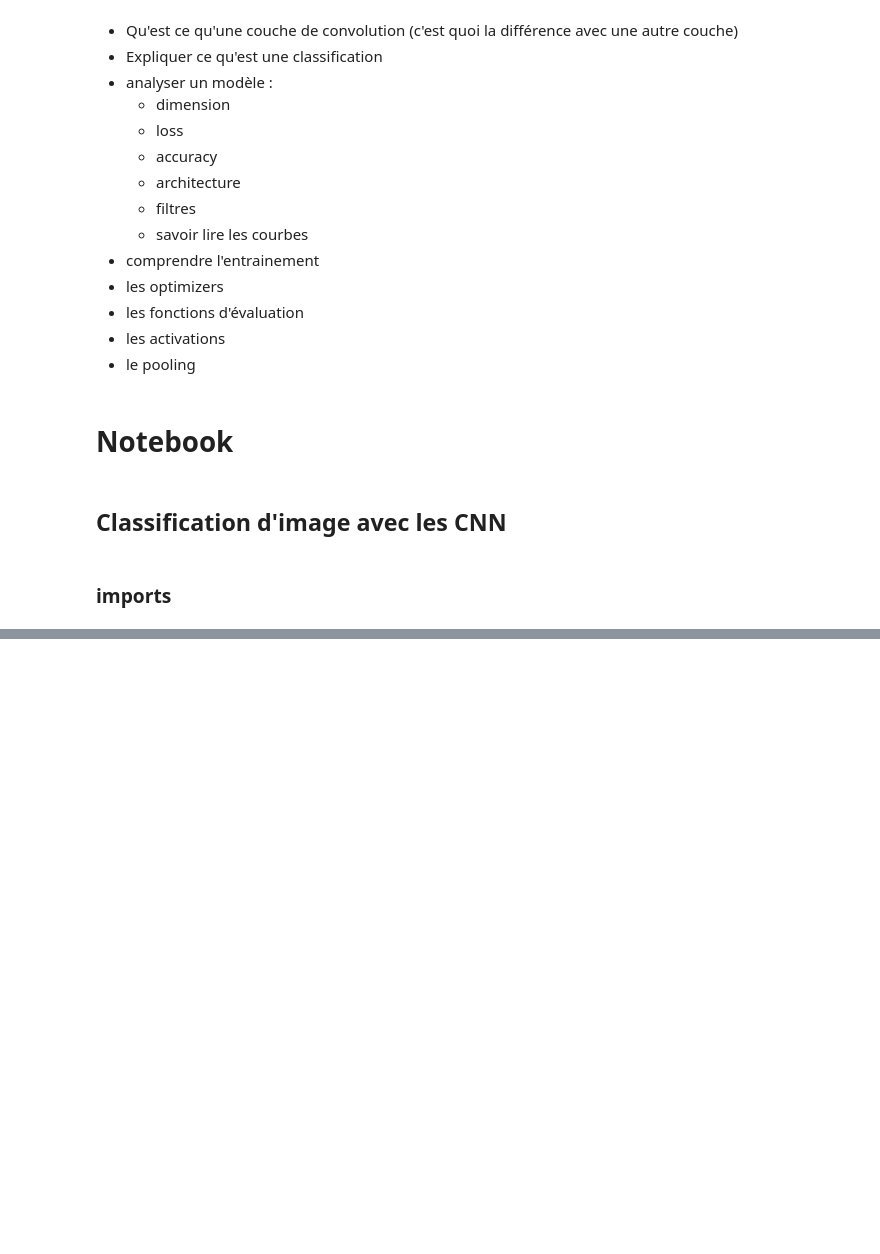
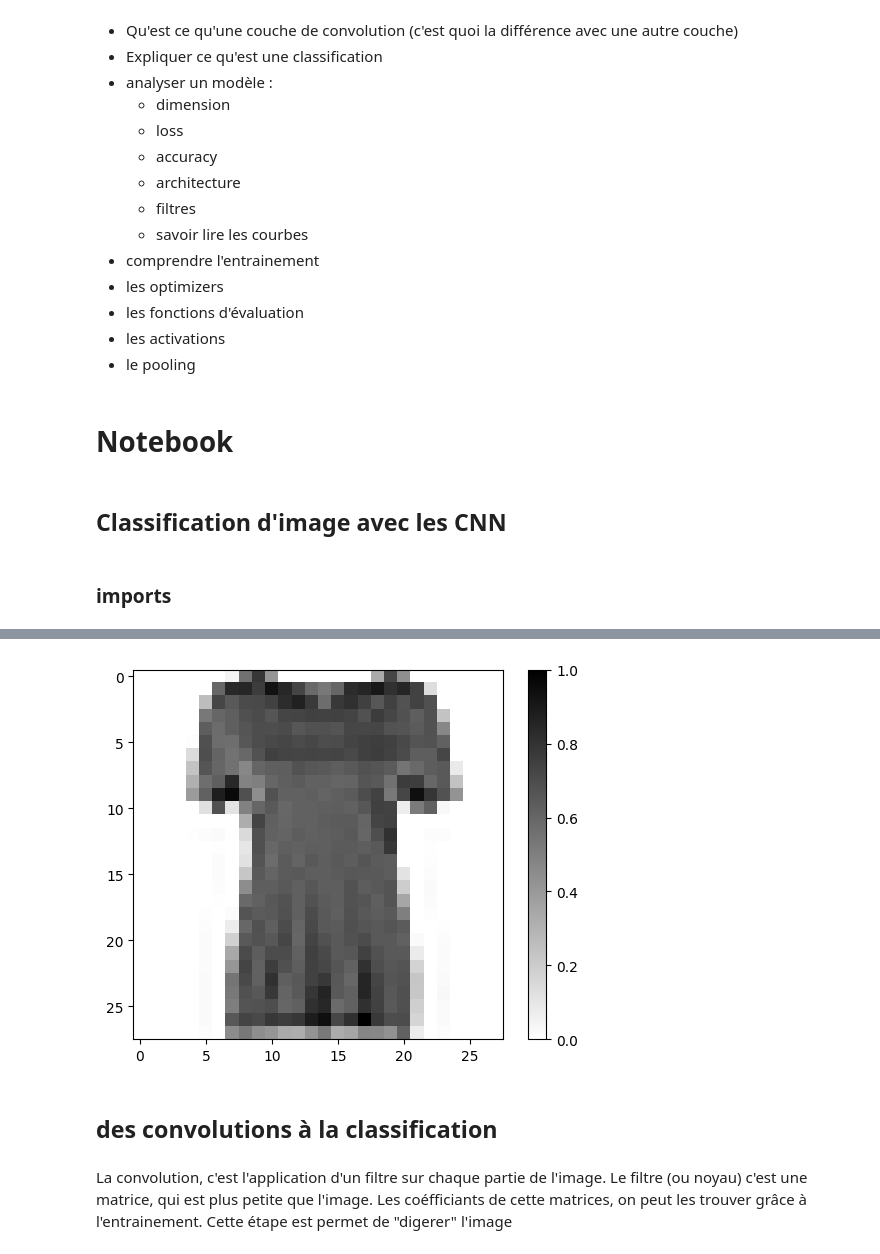
Before and after one commit to 3nd3rh3o/deeplearning-TER, a Jupyter notebook: TER/phaseI/C1-MC.ipynb, the cells around one changed output, grey strips where cells are left out. Drawn from its saved outputs; the diff is of its cells as text; code cells hidden in the pictures; blank space fills up the shorter version.

Commit message:
Avancée étape 2

```diff
--- a/TER/phaseI/C1-MC.ipynb
+++ b/TER/phaseI/C1-MC.ipynb
@@ -359,0 +335,20 @@ os.remove(zip_file)
+# %%
+# Sauvegarde des données avant transformation
+X_train_original=copy.deepcopy(X_train)
+X_test_original=copy.deepcopy(X_test)
+
+train_images = X_train / 255.0
+test_images = X_test / 255.0
+# %%
+numimage=10
+plt.figure()
+plt.imshow(train_images[numimage], cmap=plt.cm.binary)
+plt.colorbar()
+plt.grid(False)
+plt.show()
+# %% [output]
+[figure, added]
+# %% [markdown]
+## des convolutions à la classification
+# %% [markdown]
+La convolution, c'est l'application d'un filtre sur chaque partie de l'image. Le filtre (ou noyau) c'est une matrice, qui est plus petite que l'image. Les coéfficiants de cette matrices, on peut les trouver grâce à l'entrainement. Cette étape est permet de "digerer" l'image
```
Also changed, not shown: parts of 82 cells of this notebook, 3 other files.
